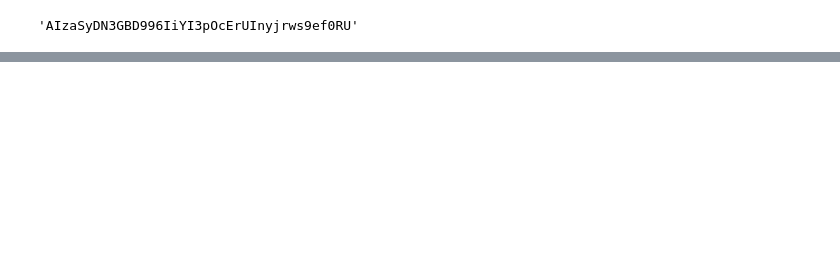
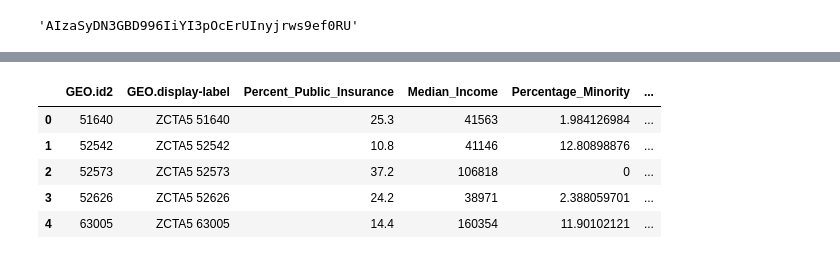
Before and after one commit to kamilevy/Healthcare-Project, a Jupyter notebook: Untitled.ipynb, the cells around one changed output, grey strips where cells are left out. Drawn from its saved outputs; the diff is of its cells as text; code cells hidden in the pictures; blank space fills up the shorter version.

```diff
--- a/Untitled.ipynb
+++ b/Untitled.ipynb
@@ -98,0 +137,12 @@ CqQCHQEAAJ4RxFfZQYSgkdOMvspw17WmmYKk9QMOYwAdXNB98pFVBb4-m0pMZKtrbra4SKCI0HeoWAve
+# %%
+# Read in census data and create data frame
+census_csv = pd.read_csv('Census_Data.csv')
+census_df = pd.DataFrame(census_csv)
+census_df.head()
+# %% [output]
+|  | GEO.id2 | GEO.display-label | Percent_Public_Insurance | Median_Income | Percentage_Minority | ... |
+| 0 | 51640 | ZCTA5 51640 | 25.3 | 41563 | 1.984126984 | ... |
+| 1 | 52542 | ZCTA5 52542 | 10.8 | 41146 | 12.80898876 | ... |
+| 2 | 52573 | ZCTA5 52573 | 37.2 | 106818 | 0 | ... |
+| 3 | 52626 | ZCTA5 52626 | 24.2 | 38971 | 2.388059701 | ... |
+| 4 | 63005 | ZCTA5 63005 | 14.4 | 160354 | 11.90102121 | ... |
```
Also changed, not shown: parts of 10 cells of this notebook.
